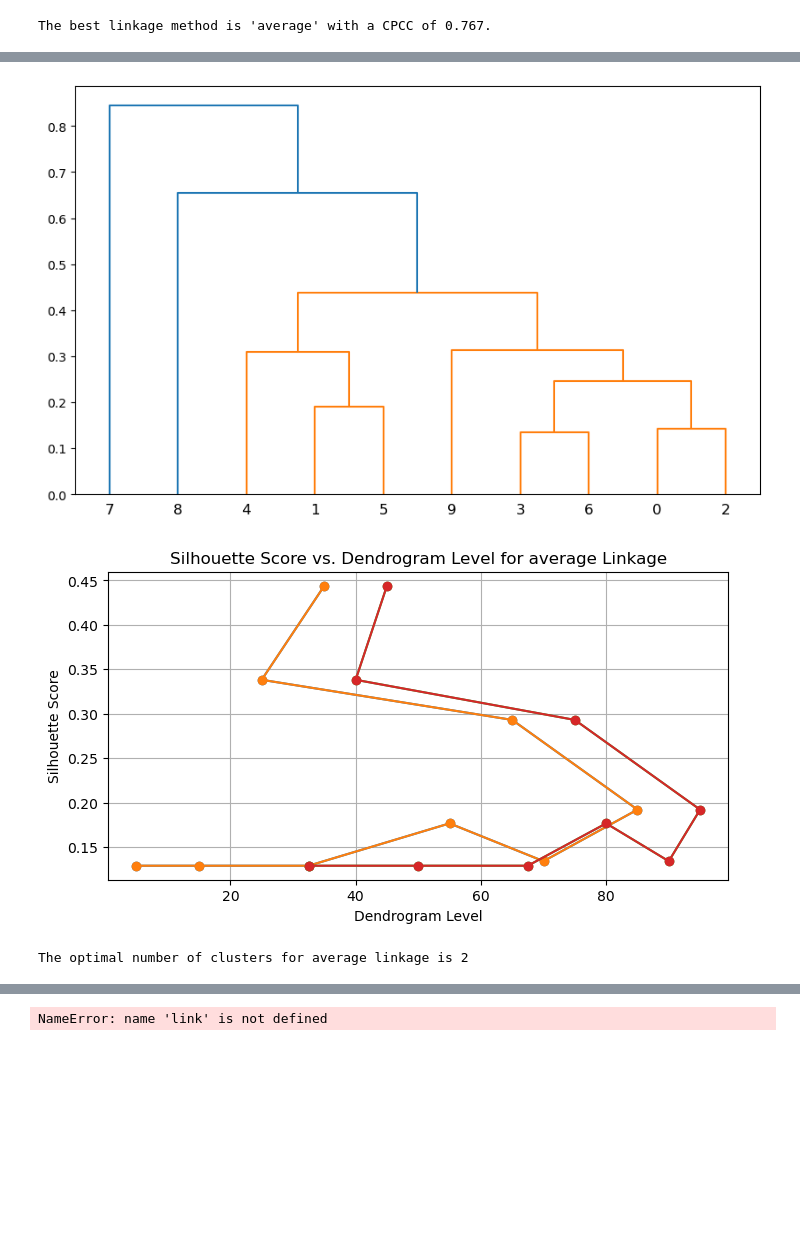
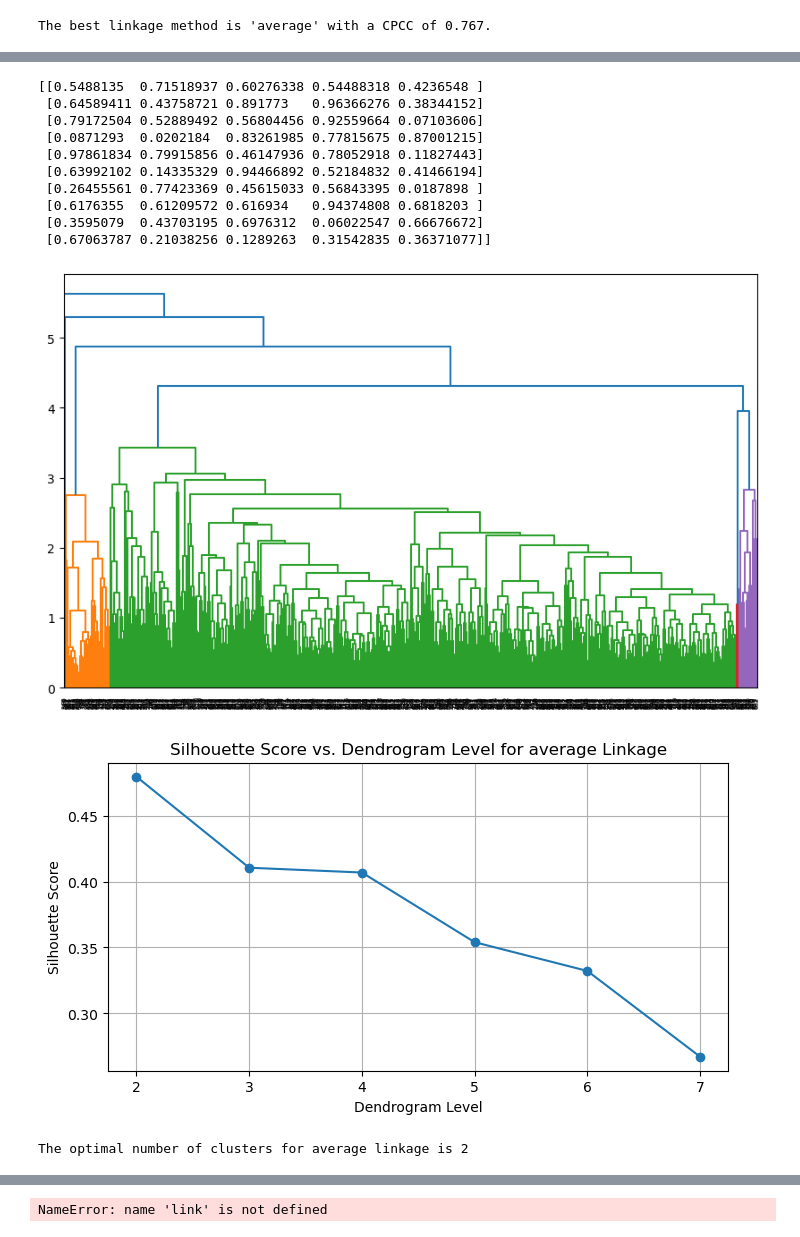
Before and after one commit to Luke-zm/Completed-Data-Courses-for-Masters, a Jupyter notebook: IND5003/take_home_exam/IND5003_THE_ZHONG_ZHIMING.ipynb, the cells around one changed output, grey strips where cells are left out. Saved outputs shown, nothing was run; the diff lists cells and outputs as text; code cells hidden in the pictures; blank space fills up the shorter version.

```diff
--- a/IND5003/take_home_exam/IND5003_THE_ZHONG_ZHIMING.ipynb
+++ b/IND5003/take_home_exam/IND5003_THE_ZHONG_ZHIMING.ipynb
@@ -228,12 +289,13 @@ from scipy.cluster import hierarchy
 from scipy.cluster.hierarchy import cophenet
 from sklearn.metrics import silhouette_score
 
-# Generate some sample data (replace this with your own data)
+# Generate some sample data with 5 features (replace this with your own data)
 np.random.seed(0)
-X = np.random.rand(10, 2)
+X = np.random.rand(10, 5)
+print(X)
 
 # Calculate pairwise distances
-distances = pdist(X)
+distances = pdist(clus_ss)
 
 # Define the chosen linkage method
 chosen_linkage = 'average'
@@ -242,39 +304,50 @@ chosen_linkage = 'average'
 linkage = hierarchy.linkage(distances, method=chosen_linkage)
 
 # Create a dendrogram
 plt.figure(figsize=(10, 6))
 dendrogram = hierarchy.dendrogram(linkage)
 
 # Define a range of cluster numbers to consider
-cluster_range = range(2, 11)
+cluster_range = range(2, 8)
 
 # Lists to store silhouette scores
 silhouette_scores = []
 
 # Calculate silhouette scores for different numbers of clusters
 for n_clusters in cluster_range:
     cluster_labels = hierarchy.fcluster(linkage, t=n_clusters, criterion='maxclust')
 
     # Calculate silhouette score
-    silhouette_avg = silhouette_score(X, cluster_labels)
+    silhouette_avg = silhouette_score(clus_ss, cluster_labels)
     silhouette_scores.append(silhouette_avg)
 
 # Plot silhouette scores according to dendrogram level
 plt.figure(figsize=(8, 4))
-plt.plot(dendrogram['icoord'], silhouette_scores, marker='o', linestyle='-', markersize=6)
+# plt.plot(dendrogram['icoord'], silhouette_scores, marker='o', linestyle='-', markersize=6)
+plt.plot(cluster_range, silhouette_scores, marker='o', linestyle='-')
 plt.xlabel('Dendrogram Level')
 plt.ylabel('Silhouette Score')
 plt.title(f'Silhouette Score vs. Dendrogram Level for {chosen_linkage} Linkage')
 plt.grid(True)
 plt.show()
 
 # Select the number of clusters that maximizes the silhouette score
 optimal_num_clusters = cluster_range[np.argmax(silhouette_scores)]
 print(f"The optimal number of clusters for {chosen_linkage} linkage is {optimal_num_clusters}")
 # %% [output]
+[[0.5488135  0.71518937 0.60276338 0.54488318 0.4236548 ]
+ [0.64589411 0.43758721 0.891773   0.96366276 0.38344152]
+ [0.79172504 0.52889492 0.56804456 0.92559664 0.07103606]
+ [0.0871293  0.0202184  0.83261985 0.77815675 0.87001215]
+ [0.97861834 0.79915856 0.46147936 0.78052918 0.11827443]
+ [0.63992102 0.14335329 0.94466892 0.52184832 0.41466194]
+ [0.26455561 0.77423369 0.45615033 0.56843395 0.0187898 ]
+ [0.6176355  0.61209572 0.616934   0.94374808 0.6818203 ]
+ [0.3595079  0.43703195 0.6976312  0.06022547 0.66676672]
+ [0.67063787 0.21038256 0.1289263  0.31542835 0.36371077]]
-[figure, old version]
+[figure, new version]
-[figure, old version]
+[figure, new version]
-The optimal number of clusters for average linkage is 2
+The optimal number of clusters for average linkage is 2
 # %%
 # Try the different linkage methods for Euclidean distance.
 model = AgglomerativeClustering(n_clusters=None, distance_threshold=0, linkage='ward', metric='euclidean')
```
Also changed, not shown: parts of 8 cells of this notebook.
